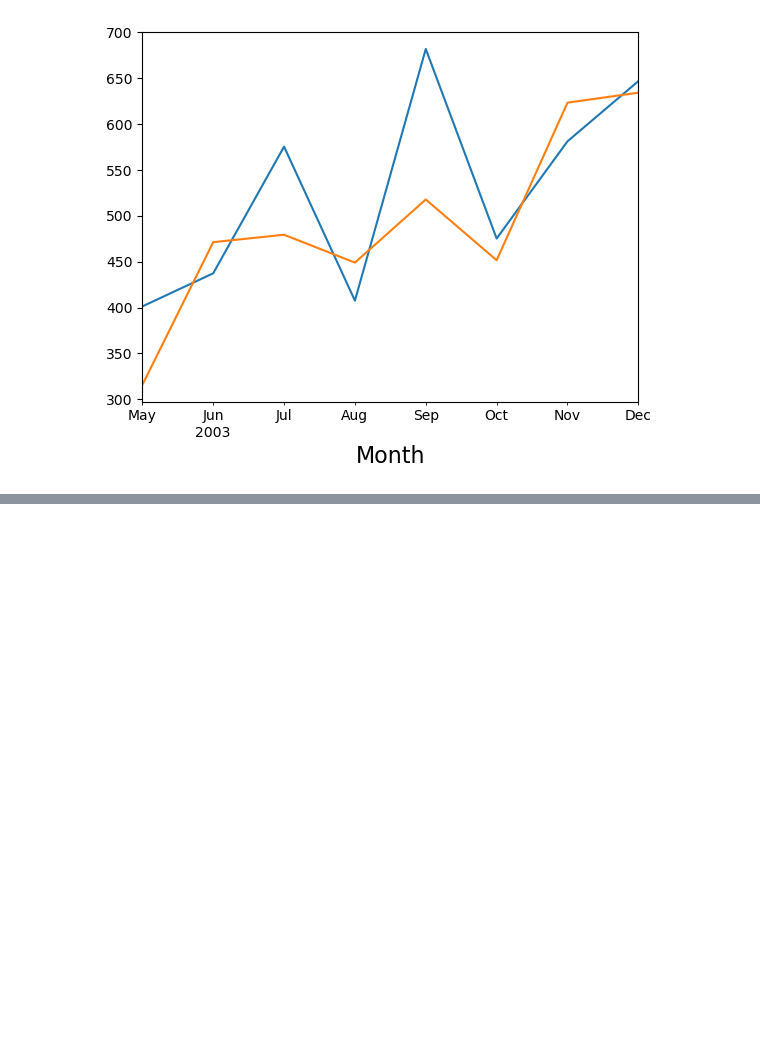
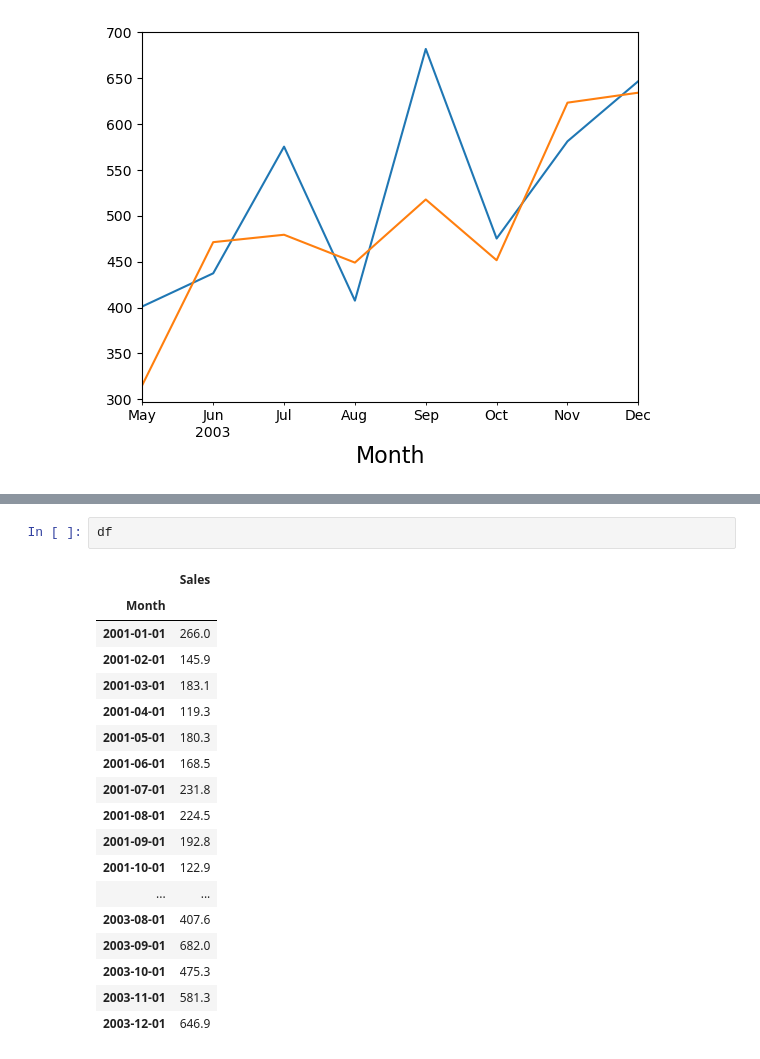
Before and after one commit to shiv0112/time_series_sales, a Jupyter notebook: notebooks/SARIMA model.ipynb, the cells around one changed output, grey strips where cells are left out. Cells and saved outputs as stored; diff of their text form; blank space fills up the shorter version.

```diff
--- a/notebooks/SARIMA model.ipynb
+++ b/notebooks/SARIMA model.ipynb
@@ -267,0 +319,21 @@ model.predict(start='2003-05-01',end='2003-12-01').plot()
+# %%
+df
+# %% [output]
+|  | Sales |
+| Month |  |
+| 2001-01-01 | 266.0 |
+| 2001-02-01 | 145.9 |
+| 2001-03-01 | 183.1 |
+| 2001-04-01 | 119.3 |
+| 2001-05-01 | 180.3 |
+| 2001-06-01 | 168.5 |
+| 2001-07-01 | 231.8 |
+| 2001-08-01 | 224.5 |
+| 2001-09-01 | 192.8 |
+| 2001-10-01 | 122.9 |
+| ... | ... |
+| 2003-08-01 | 407.6 |
+| 2003-09-01 | 682.0 |
+| 2003-10-01 | 475.3 |
+| 2003-11-01 | 581.3 |
+| 2003-12-01 | 646.9 |
```
Also changed, not shown: parts of 11 cells of this notebook.
